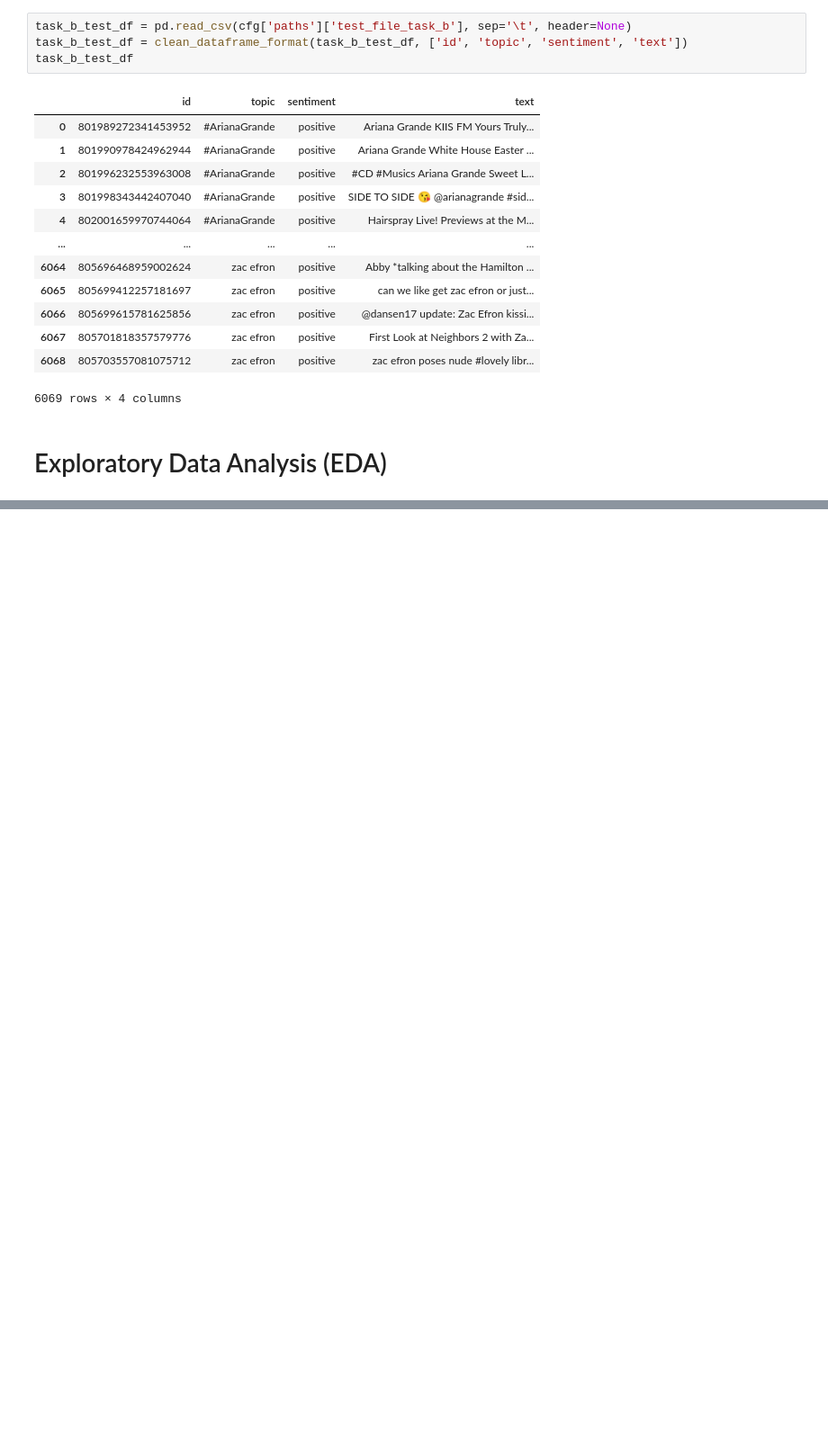
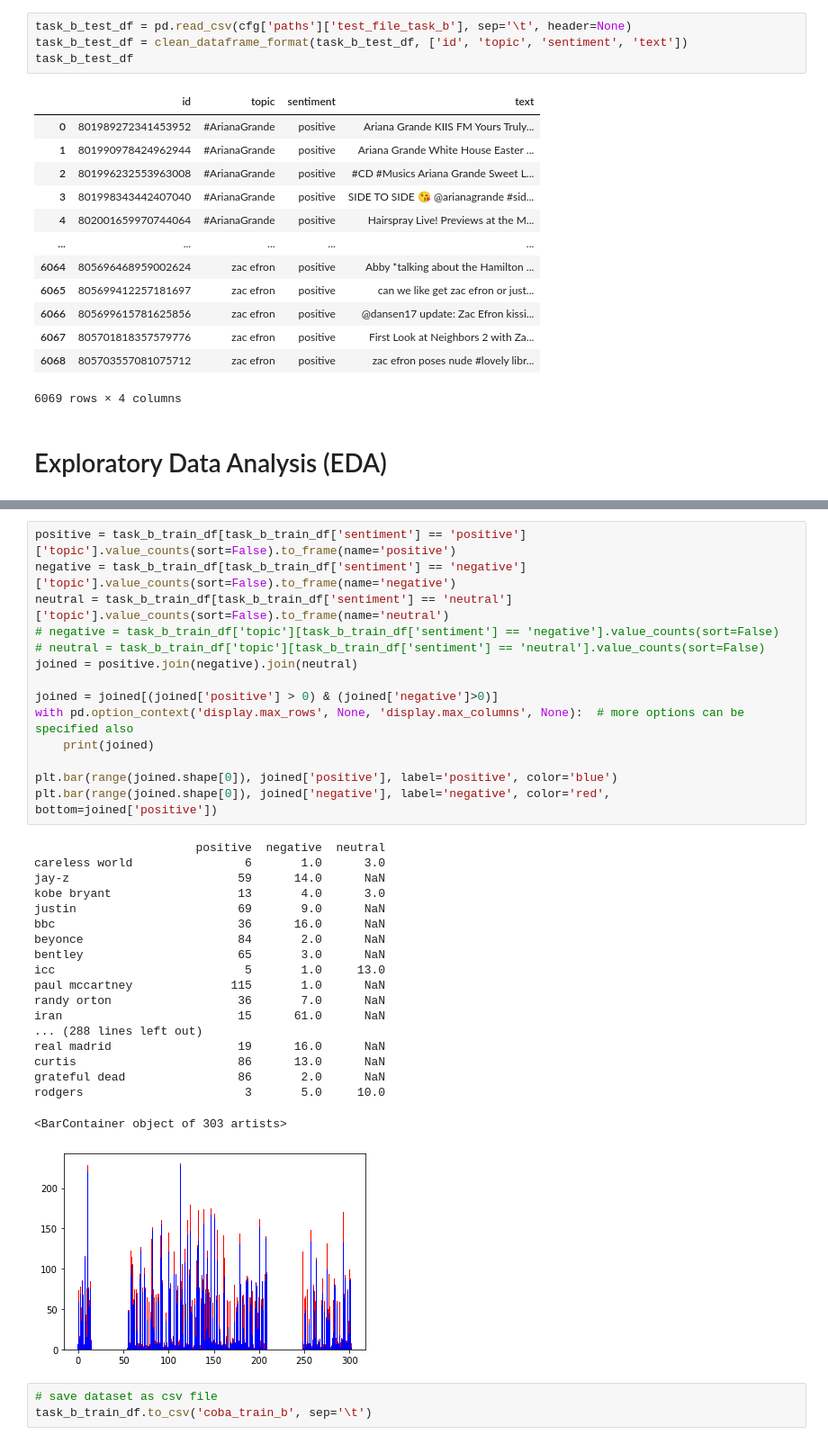
Before and after one commit to donyeun/AMLSII_19-20_SN18154195, a Jupyter notebook: AMLS_II.ipynb, the cells around one changed output, grey strips where cells are left out. Shown: that part at 90% size. Saved outputs shown, nothing was run; the diff lists cells and outputs as text; blank space fills up the shorter version.

```diff
--- a/AMLS_II.ipynb
+++ b/AMLS_II.ipynb
@@ -181,0 +286,37 @@ task_b_test_df
+# %%
+positive = task_b_train_df[task_b_train_df['sentiment'] == 'positive']['topic'].value_counts(sort=False).to_frame(name='positive')
+negative = task_b_train_df[task_b_train_df['sentiment'] == 'negative']['topic'].value_counts(sort=False).to_frame(name='negative')
+neutral = task_b_train_df[task_b_train_df['sentiment'] == 'neutral']['topic'].value_counts(sort=False).to_frame(name='neutral')
+# negative = task_b_train_df['topic'][task_b_train_df['sentiment'] == 'negative'].value_counts(sort=False)
+# neutral = task_b_train_df['topic'][task_b_train_df['sentiment'] == 'neutral'].value_counts(sort=False)
+joined = positive.join(negative).join(neutral)
+
+joined = joined[(joined['positive'] > 0) & (joined['negative']>0)]
+with pd.option_context('display.max_rows', None, 'display.max_columns', None):  # more options can be specified also
+    print(joined)
+
+plt.bar(range(joined.shape[0]), joined['positive'], label='positive', color='blue')
+plt.bar(range(joined.shape[0]), joined['negative'], label='negative', color='red', bottom=joined['positive'])
+# %% [output]
+                       positive  negative  neutral
+careless world                6       1.0      3.0
+jay-z                        59      14.0      NaN
+kobe bryant                  13       4.0      3.0
+justin                       69       9.0      NaN
+bbc                          36      16.0      NaN
+beyonce                      84       2.0      NaN
+bentley                      65       3.0      NaN
+icc                           5       1.0     13.0
+paul mccartney              115       1.0      NaN
+randy orton                  36       7.0      NaN
+iran                         15      61.0      NaN
+... (288 lines left out)
+real madrid                  19      16.0      NaN
+curtis                       86      13.0      NaN
+grateful dead                86       2.0      NaN
+rodgers                       3       5.0     10.0
+<BarContainer object of 303 artists>
+[figure, added]
+# %%
+# save dataset as csv file
+task_b_train_df.to_csv('coba_train_b', sep='\t')
```
Also changed, not shown: parts of 12 cells of this notebook.
